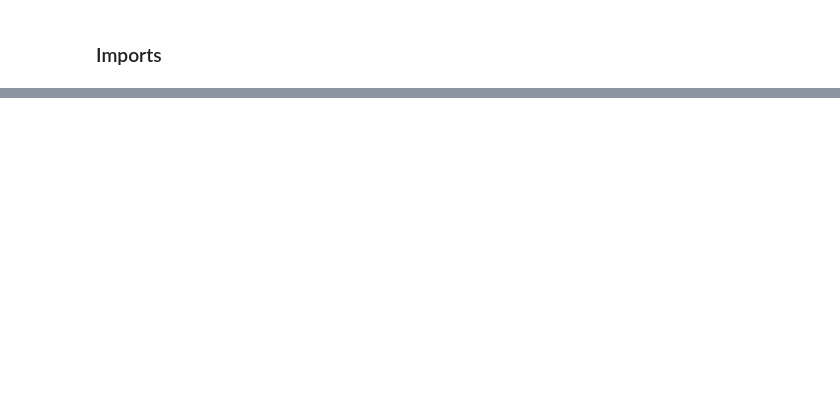
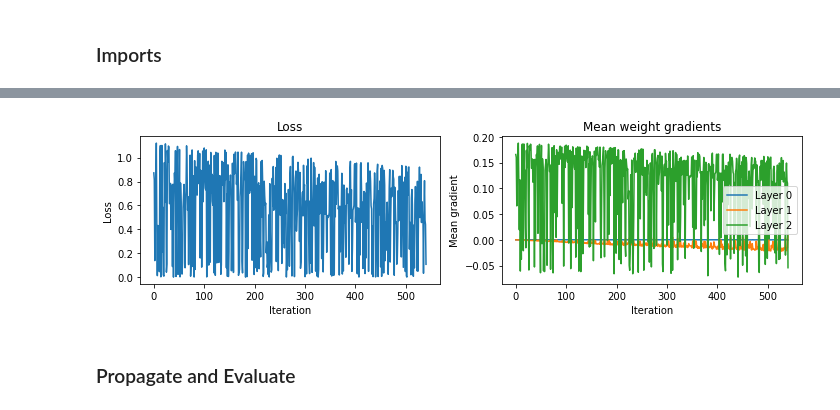
Before and after one commit to daoterog/Artificial-Inteligence-Coursework, a Jupyter notebook: neural_netweork_from_scratch/experimentation.ipynb, the cells around one changed output, grey strips where cells are left out. Drawn from its saved outputs; the diff is of its cells as text; code cells hidden in the pictures; blank space fills up the shorter version.

```diff
--- a/neural_netweork_from_scratch/experimentation.ipynb
+++ b/neural_netweork_from_scratch/experimentation.ipynb
@@ -47,0 +98,12 @@ plot_training_history(train_history)
+# %%
+plot_training_history(
+    train_history_1_epoch,
+    plot_by_epoch=False,
+    train_len=train_len,
+    savefig=True,
+    figname='training_history_1_epoch_by_iteration'
+)
+# %% [output]
+[figure, added]
+# %% [markdown]
+### Propagate and Evaluate
```
Also changed, not shown: parts of 27 cells of this notebook, 8 other files.
